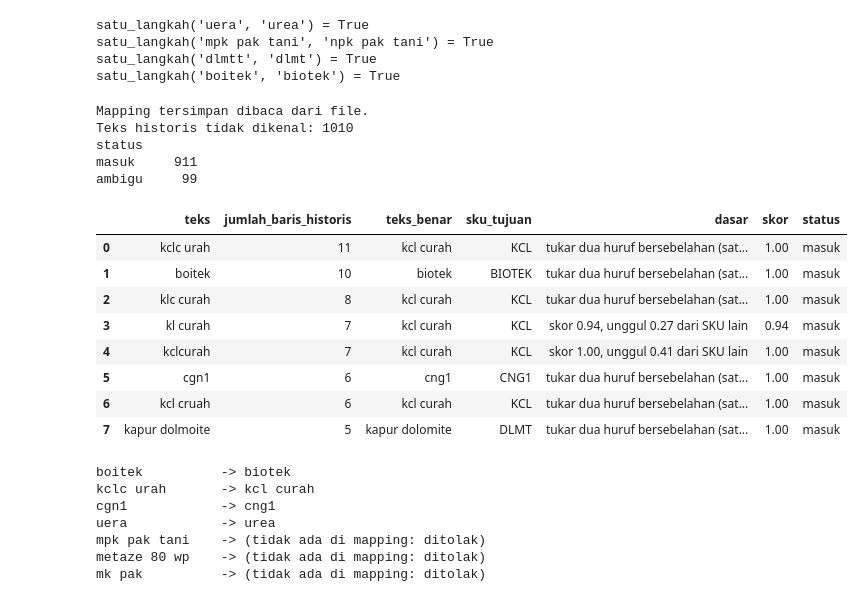
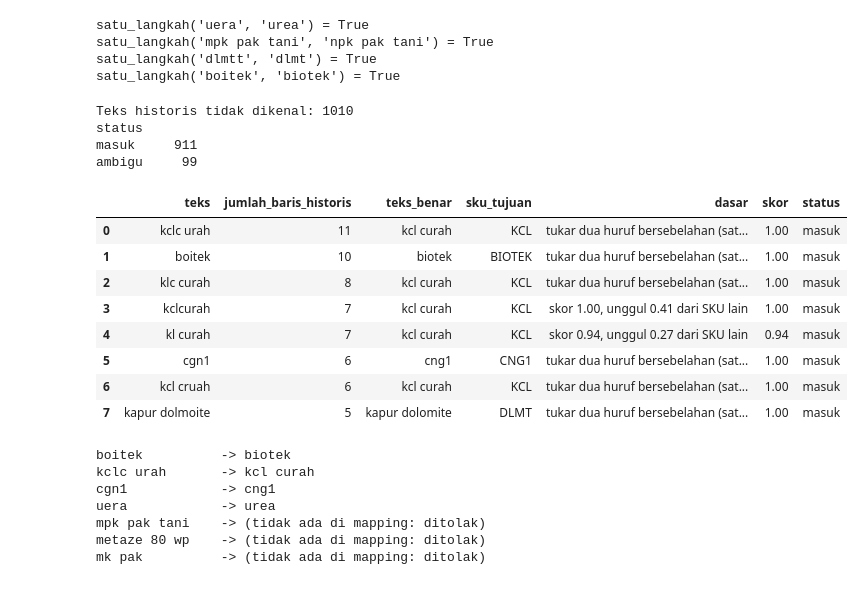
Before and after one commit to aaliyahfati/suburonline-data-science, a Jupyter notebook: notebooks/01_data_wrangling.ipynb, the cells around one changed output. Drawn from its saved outputs; the diff is of its cells as text; code cells hidden in the pictures.

Commit message:
update change log and product mapping

```diff
--- a/notebooks/01_data_wrangling.ipynb
+++ b/notebooks/01_data_wrangling.ipynb
@@ -2265,37 +2265,37 @@ else:
                             opname_raw["sku_teks"].map(normalisasi_teks),
                             metrik_raw["produk"].map(normalisasi_teks)])
     jumlah = semua_teks.value_counts()
+    jumlah = jumlah.sort_index().sort_values(ascending=False, kind="stable")
     baris_mapping = []
     for teks, n in jumlah.items():
         if cocokkan_teks(teks, pakai_mapping=False)["status"] != "tidak_dikenal" or teks == "":
             continue
         teks_benar, dasar, skor = cari_teks_benar(teks)
         baris_mapping.append({"teks": teks, "jumlah_baris_historis": n, "teks_benar": teks_benar,
                               "sku_tujuan": ", ".join(sorted(target_benar[teks_benar])) if teks_benar else None,
                               "dasar": dasar, "skor": skor,
                               "status": "masuk" if teks_benar else "ambigu"})
     teks_salah_ketik = pd.DataFrame(baris_mapping)
     teks_salah_ketik.to_csv(path_mapping, index=False)       # teks ambigu ikut disimpan sebagai bukti
 
 print("Teks historis tidak dikenal:", len(teks_salah_ketik))
 print(teks_salah_ketik["status"].value_counts().to_string())
 
 # Strict: hanya teks berstatus masuk dan teks benarnya memang kode/nama master
 mapping_df = teks_salah_ketik[(teks_salah_ketik["status"] == "masuk") & teks_salah_ketik["teks_benar"].isin(target_benar)]
 mapping_tersimpan = dict(zip(mapping_df["teks"], mapping_df["teks_benar"]))
 mapping_df.head(8)
 # %% [output]
-Mapping tersimpan dibaca dari file.
 Teks historis tidak dikenal: 1010
 status
 masuk     911
 ambigu     99
 |  | teks | jumlah_baris_historis | teks_benar | sku_tujuan | dasar | skor | status |
 | 0 | kclc urah | 11 | kcl curah | KCL | tukar dua huruf bersebelahan (sat... | 1.00 | masuk |
 | 1 | boitek | 10 | biotek | BIOTEK | tukar dua huruf bersebelahan (sat... | 1.00 | masuk |
 | 2 | klc curah | 8 | kcl curah | KCL | tukar dua huruf bersebelahan (sat... | 1.00 | masuk |
-| 3 | kl curah | 7 | kcl curah | KCL | skor 0.94, unggul 0.27 dari SKU lain | 0.94 | masuk |
-| 4 | kclcurah | 7 | kcl curah | KCL | skor 1.00, unggul 0.41 dari SKU lain | 1.00 | masuk |
+| 3 | kclcurah | 7 | kcl curah | KCL | skor 1.00, unggul 0.41 dari SKU lain | 1.00 | masuk |
+| 4 | kl curah | 7 | kcl curah | KCL | skor 0.94, unggul 0.27 dari SKU lain | 0.94 | masuk |
 | 5 | cgn1 | 6 | cng1 | CNG1 | tukar dua huruf bersebelahan (sat... | 1.00 | masuk |
 | 6 | kcl cruah | 6 | kcl curah | KCL | tukar dua huruf bersebelahan (sat... | 1.00 | masuk |
 | 7 | kapur dolmoite | 5 | kapur dolomite | DLMT | tukar dua huruf bersebelahan (sat... | 1.00 | masuk |
```
Also changed, not shown: parts of 1 cell of this notebook.
